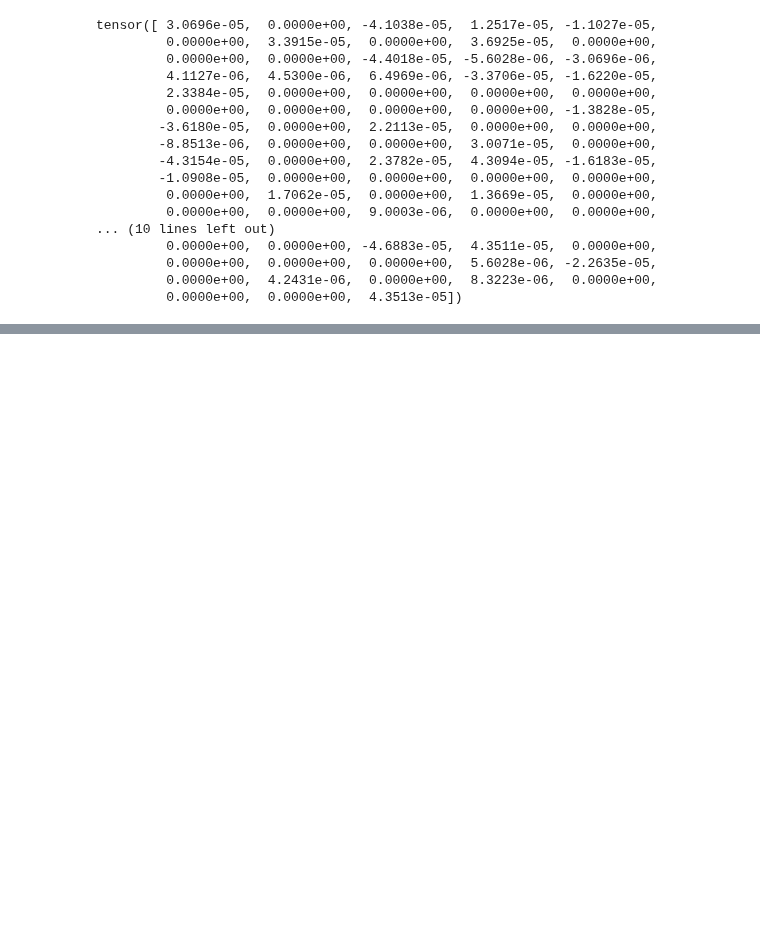
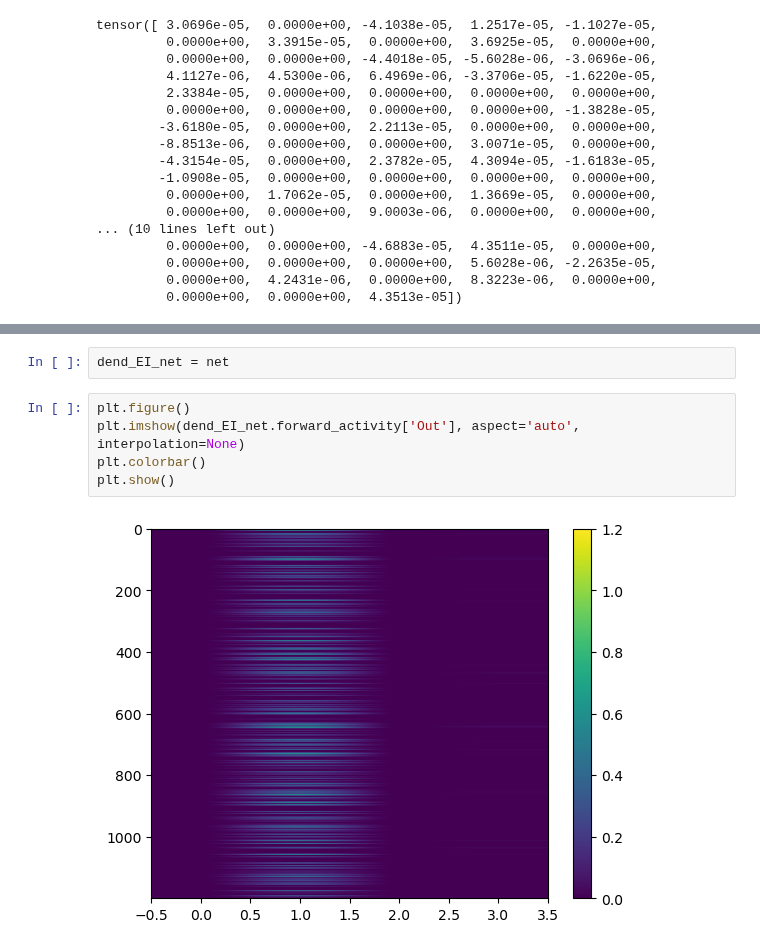
Before and after one commit to Milstein-Lab/Summer2024, a Jupyter notebook: debugging.ipynb, the cells around one changed output, grey strips where cells are left out. Saved outputs shown, nothing was run; the diff lists cells and outputs as text; blank space fills up the shorter version.

```diff
--- a/debugging.ipynb
+++ b/debugging.ipynb
@@ -214,0 +223,9 @@ tensor([ 3.0696e-05,  0.0000e+00, -4.1038e-05,  1.2517e-05, -1.1027e-05,
+# %%
+dend_EI_net = net
+# %%
+plt.figure()
+plt.imshow(dend_EI_net.forward_activity['Out'], aspect='auto', interpolation=None)
+plt.colorbar()
+plt.show()
+# %% [output]
+[figure, added]
```
Also changed, not shown: parts of 4 cells of this notebook, 3 other files.
